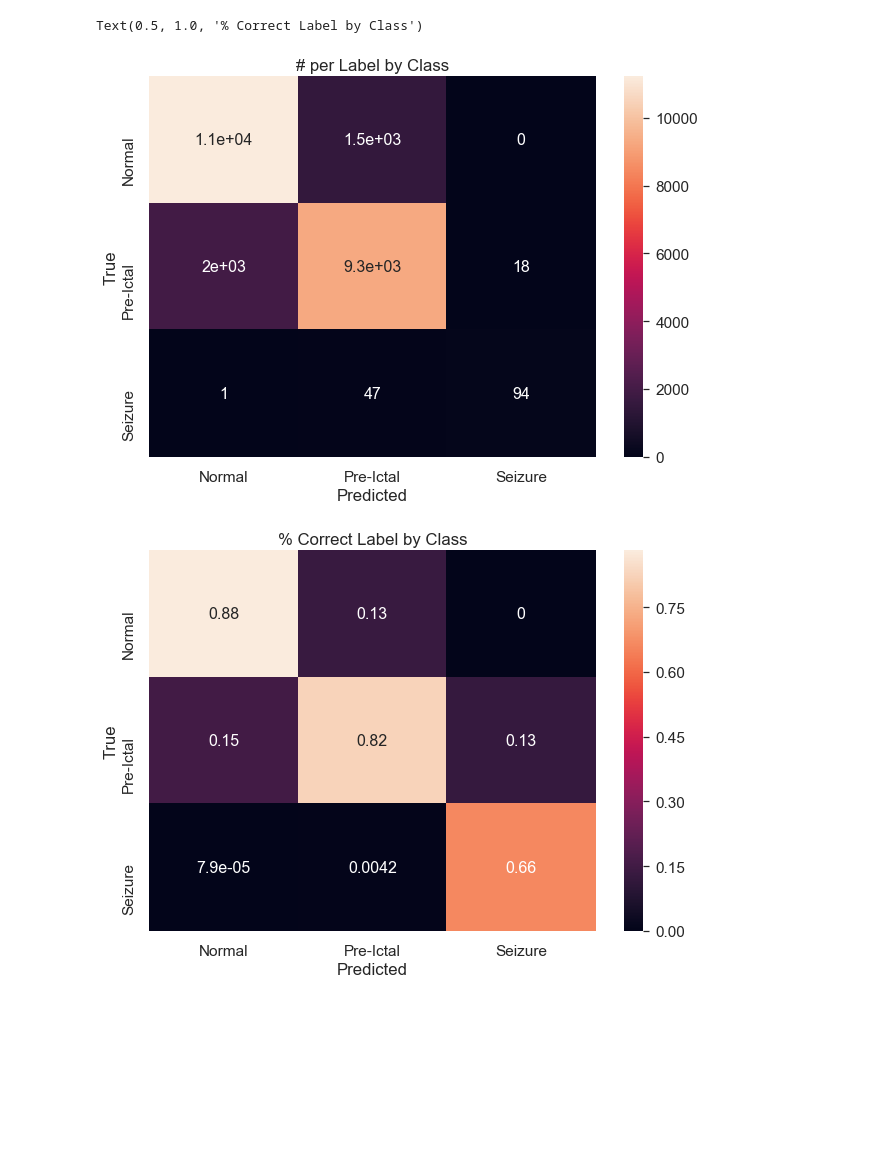
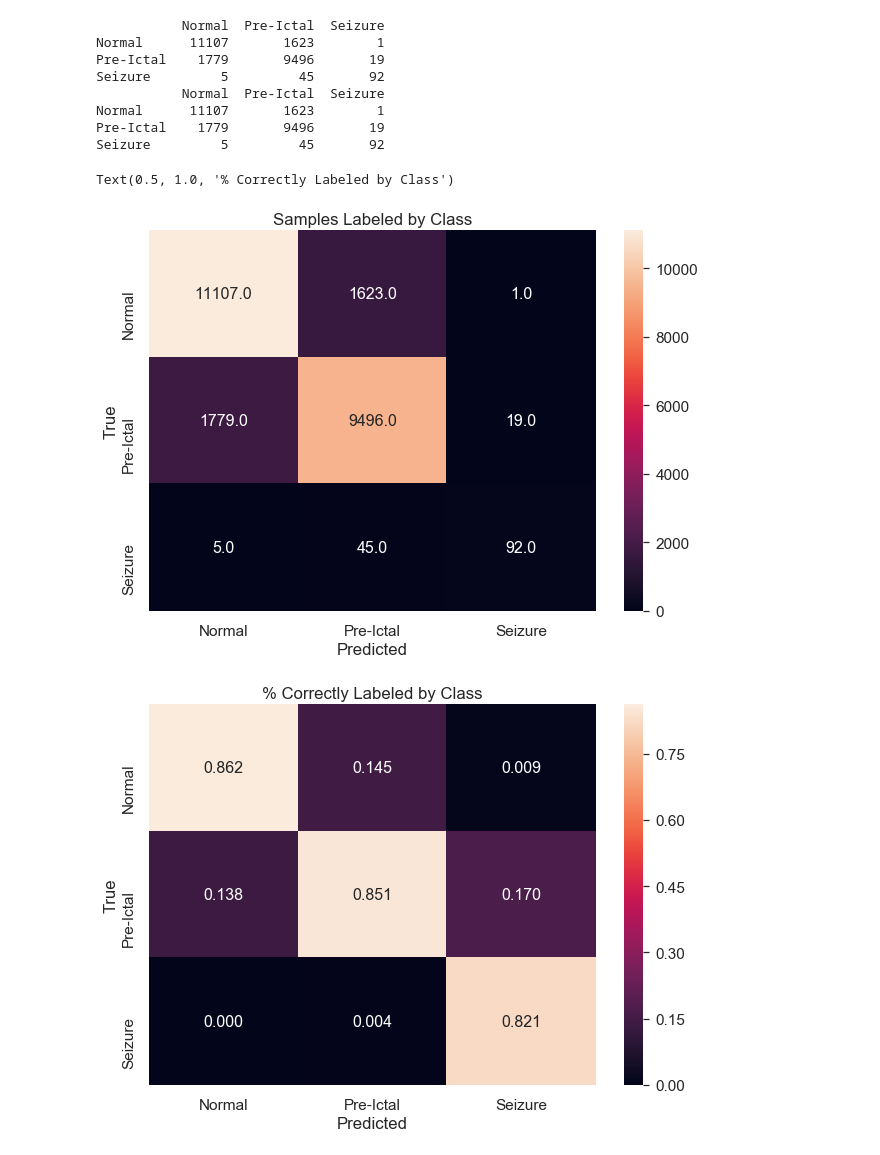
Before and after one commit to senane/ADELPHI, a Jupyter notebook: tensorflow_mlpclassifier.ipynb, the cells around one changed output. Saved outputs shown, nothing was run; the diff lists cells and outputs as text; code cells hidden in the pictures; blank space fills up the shorter version.

```diff
--- a/tensorflow_mlpclassifier.ipynb
+++ b/tensorflow_mlpclassifier.ipynb
@@ -80,7 +82,7 @@ X_train = scaler.transform(X_train)
 X_test = scaler.transform(X_test)
 
 """Training the model!"""
-mlp = MLPClassifier(max_iter=500,alpha=0.0001,
-                     solver='sgd', verbose=0,  random_state=seed,tol=0.000000001)
+mlp = MLPClassifier(max_iter=1000,alpha=0.0001,
+                     solver='sgd', verbose=10,  random_state=seed,tol=0.000000001)
 y_score = mlp.fit(X_train,y_train)
 y_pred = mlp.predict(X_test)
@@ -195,35 +213,45 @@ avg / total   0.853735  0.853643  0.853338  24167.0  24167.0  0.963220
 # %%
 """A confusion matrix shows C{i,j},
 the number of predictions known to be in group i
 but predicted to be in group j."""
+from sklearn.metrics import confusion_matrix
 cm = confusion_matrix(y_test, y_pred)
+classes=["Normal","Pre-Ictal","Seizure"]
 
 # Plot raw confusion matrix.
-df_cm = pd.DataFrame(cm, index = ["Normal","Pre-Ictal","Seizure"],
-                         columns = ["Normal","Pre-Ictal","Seizure"])
+df_cm = pd.DataFrame(cm.astype(int), index = classes, columns = classes)
+print(df_cm)
+print(df_cm.astype(int))
 plt.figure(figsize = (10,7))
 sn.set(font_scale=1.4)
-sn.heatmap(df_cm, annot=True,annot_kws={"size":16})
+sn.heatmap(df_cm, annot=df_cm.astype(int),fmt='.1f', annot_kws={"size":16})
 plt.xlabel('Predicted')
 plt.ylabel('True')
-plt.title('# per Label by Class')
+plt.title('Samples Labeled by Class')
 
 # Normalize confusion matrix.
-cm = cm / (cm.astype(np.float).sum(axis=1))
+cm = cm / (cm.astype(np.float).sum(axis=0))
 
 # Plot the percentages of correct/incorrect label by class.
-df_cm = pd.DataFrame(cm, index = ["Normal","Pre-Ictal","Seizure"],
-                         columns = ["Normal","Pre-Ictal","Seizure"])
+df_cm = pd.DataFrame(cm, index = classes, columns = classes)
 plt.figure(figsize = (10,7))
 sn.set(font_scale=1.4)
-sn.heatmap(df_cm, annot=True,annot_kws={"size":16})
+sn.heatmap(df_cm, annot=True,fmt='.3f', annot_kws={"size":16})
 plt.xlabel('Predicted')
 plt.ylabel('True')
-plt.title('% Correct Label by Class')
+plt.title('% Correctly Labeled by Class')
 # %% [output]
-Text(0.5, 1.0, '% Correct Label by Class')
+           Normal  Pre-Ictal  Seizure
+Normal      11107       1623        1
+Pre-Ictal    1779       9496       19
+Seizure         5         45       92
+           Normal  Pre-Ictal  Seizure
+Normal      11107       1623        1
+Pre-Ictal    1779       9496       19
+Seizure         5         45       92
+Text(0.5, 1.0, '% Correctly Labeled by Class')
-[figure, old version]
+[figure, new version]
-[figure, old version]
+[figure, new version]
 # %%
 # Using the Yellowbrick package to visualize.
 from yellowbrick.classifier import ConfusionMatrix
```
Also changed, not shown: parts of 4 cells of this notebook.
